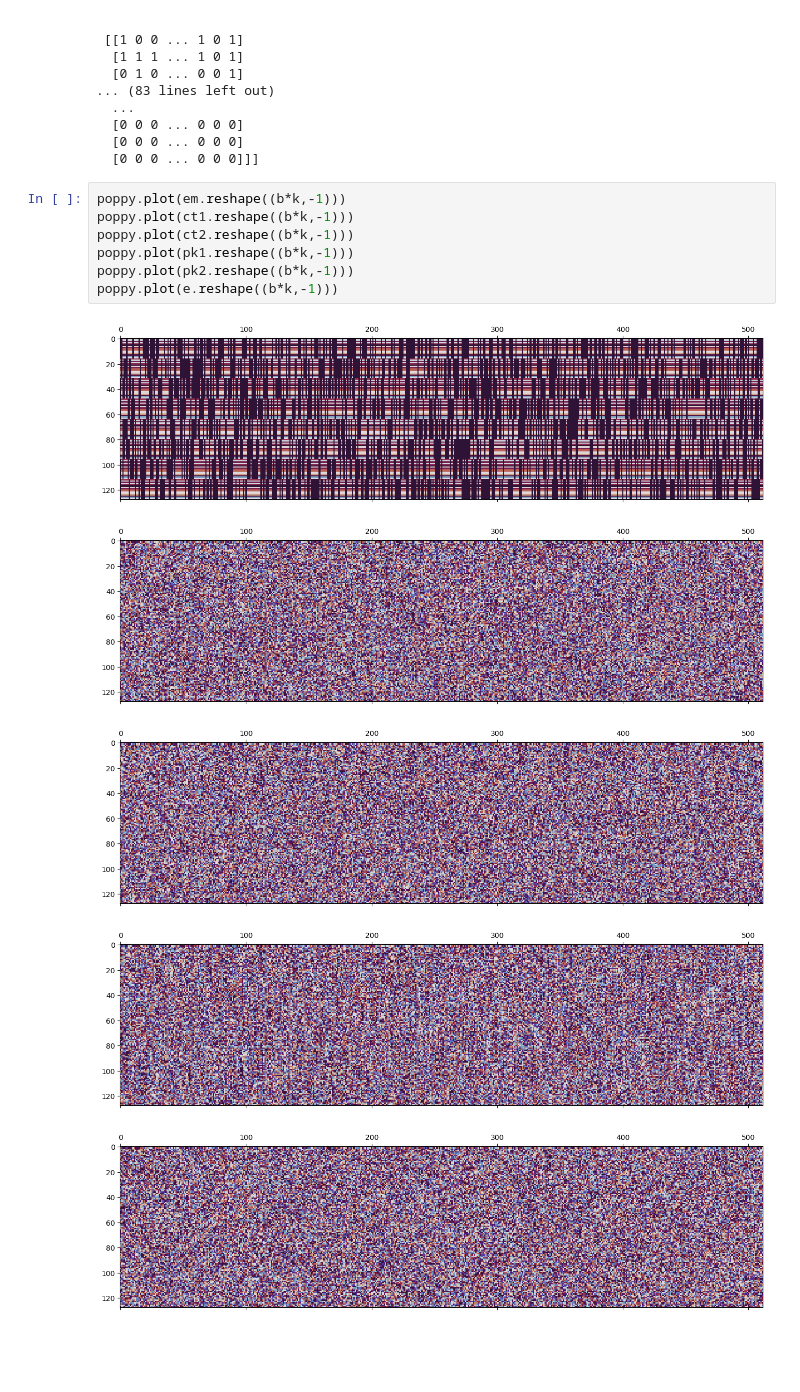
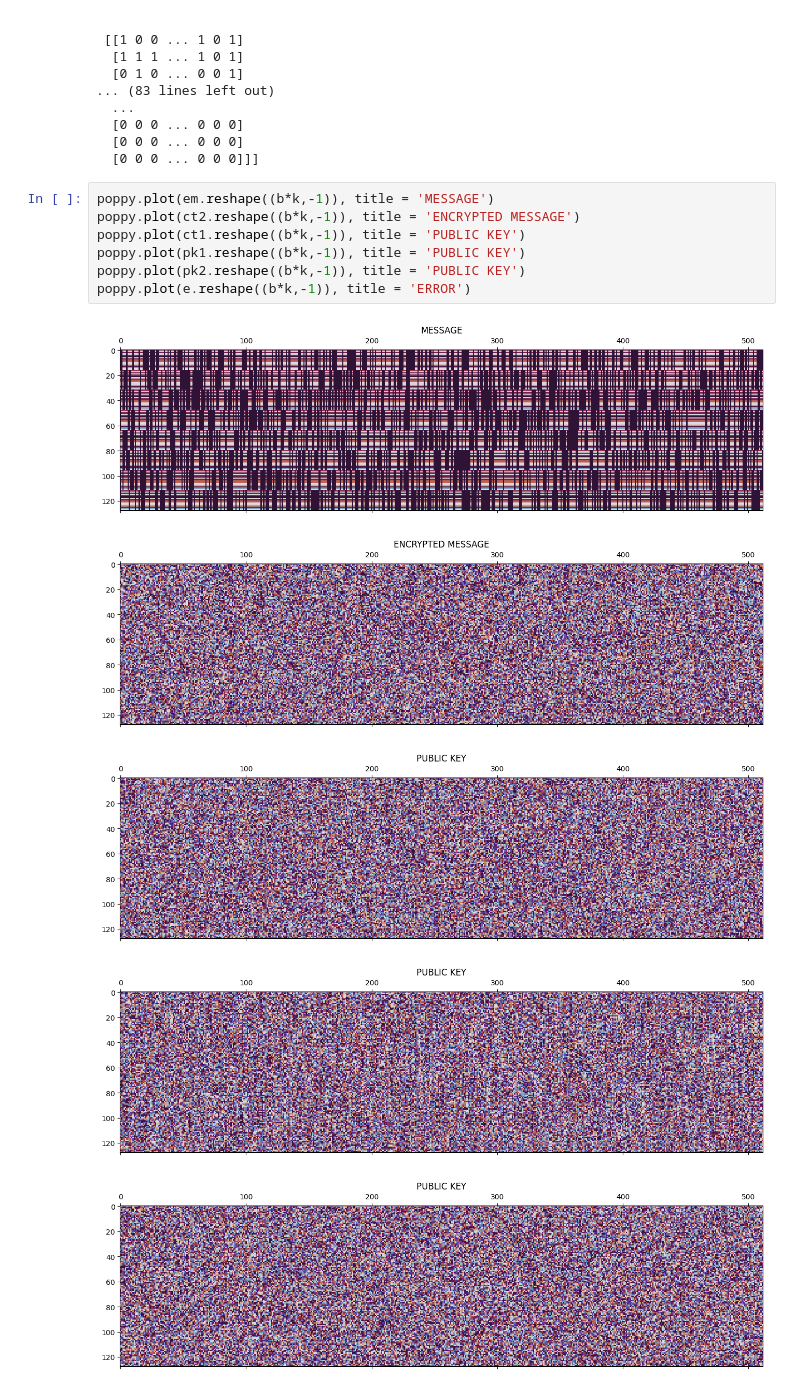
Before and after one commit to michaelontiveros/poppy, a Jupyter notebook: mlkem.ipynb, the cells around one changed output. Cells and saved outputs as stored; diff of their text form; blank space fills up the shorter version.

```diff
--- a/mlkem.ipynb
+++ b/mlkem.ipynb
@@ -120,15 +120,15 @@ print(message-dmessage)
   [0 0 0 ... 0 0 0]
   [0 0 0 ... 0 0 0]]]
 # %%
-poppy.plot(em.reshape((b*k,-1)))
-poppy.plot(ct1.reshape((b*k,-1)))
-poppy.plot(ct2.reshape((b*k,-1)))
-poppy.plot(pk1.reshape((b*k,-1)))
-poppy.plot(pk2.reshape((b*k,-1)))
-poppy.plot(e.reshape((b*k,-1)))
+poppy.plot(em.reshape((b*k,-1)), title = 'MESSAGE')
+poppy.plot(ct2.reshape((b*k,-1)), title = 'ENCRYPTED MESSAGE')
+poppy.plot(ct1.reshape((b*k,-1)), title = 'PUBLIC KEY')
+poppy.plot(pk1.reshape((b*k,-1)), title = 'PUBLIC KEY')
+poppy.plot(pk2.reshape((b*k,-1)), title = 'PUBLIC KEY')
+poppy.plot(e.reshape((b*k,-1)), title = 'ERROR')
 # %% [output]
-[figure, old version]
+[figure, new version]
-[figure, old version]
+[figure, new version]
-[figure, old version]
+[figure, new version]
-[figure, old version]
+[figure, new version]
-[figure, old version]
+[figure, new version]
```
Also changed, not shown: parts of 2 cells of this notebook, 1 other file.
